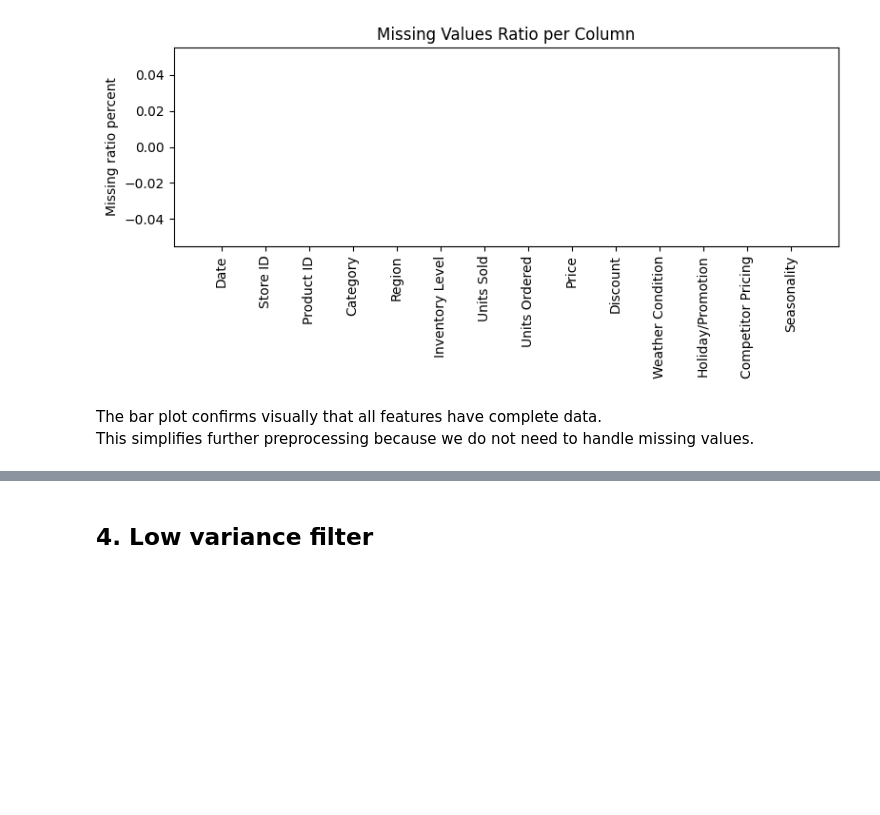
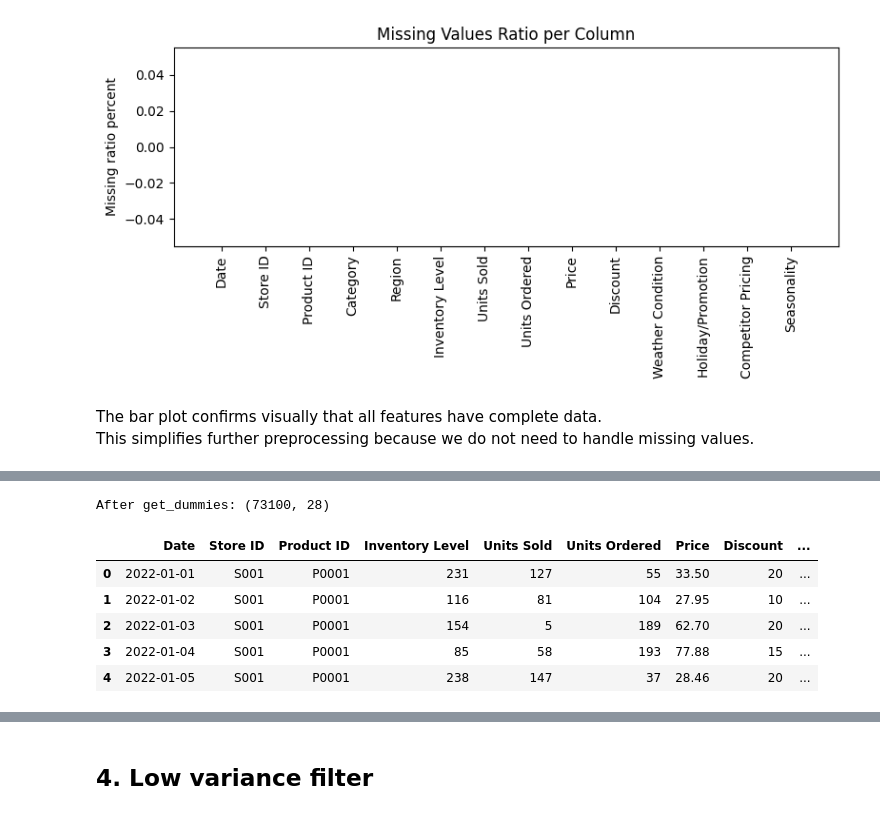
Before and after one commit to JihoJun2882/Problem-Analysis-Workshop-4, a Jupyter notebook: DimensionalityReduction_Workshop.ipynb, the cells around one changed output, grey strips where cells are left out. Drawn from its saved outputs; the diff is of its cells as text; code cells hidden in the pictures; blank space fills up the shorter version.

```diff
--- a/DimensionalityReduction_Workshop.ipynb
+++ b/DimensionalityReduction_Workshop.ipynb
@@ -187,0 +280,17 @@ This simplifies further preprocessing because we do not need to handle missing v
+# %%
+# === Dates -> Julian ===
+
+def to_julian_series(s):
+    # s: datetime64[ns] Series (NaT 포함 가능)
+    # Julian Day for Unix epoch (1970-01-01 00:00:00 UTC) = 2440587.5
+    unix_epoch = pd.Timestamp('1970-01-01')
+    days = (s - unix_epoch) / pd.Timedelta(days=1)
+    return days + 2440587.5
+
+
+# Dates -> Julian
+if 'Date' in df.columns:
+    parsed = pd.to_datetime(df['Date'], errors='coerce', infer_datetime_format=True)
+    df_conv['Date_Julian'] = to_julian_series(parsed)
+
+display(df_conv.head())
@@ -187,0 +311,25 @@ This simplifies further preprocessing because we do not need to handle missing v
+# %%
+# === Categorical -> Dummies ===
+
+# Exclude high-cardinality (Product) IDs
+# Exclude Store ID, because it will not give useful information for modeling
+exclude = {"Store ID", "Product ID"}
+cat_for_dummies = [c for c in categorical_cols if c not in exclude]
+
+df_dum = pd.get_dummies(
+    df_conv,
+    columns=cat_for_dummies,
+    drop_first=True,
+    dtype=int
+)
+
+print('After get_dummies:', df_dum.shape)
+display(df_dum.head())
+# %% [output]
+After get_dummies: (73100, 28)
+|  | Date | Store ID | Product ID | Inventory Level | Units Sold | Units Ordered | Price | Discount | ... |
+| 0 | 2022-01-01 | S001 | P0001 | 231 | 127 | 55 | 33.50 | 20 | ... |
+| 1 | 2022-01-02 | S001 | P0001 | 116 | 81 | 104 | 27.95 | 10 | ... |
+| 2 | 2022-01-03 | S001 | P0001 | 154 | 5 | 189 | 62.70 | 20 | ... |
+| 3 | 2022-01-04 | S001 | P0001 | 85 | 58 | 193 | 77.88 | 15 | ... |
+| 4 | 2022-01-05 | S001 | P0001 | 238 | 147 | 37 | 28.46 | 20 | ... |
```
Also changed, not shown: parts of 28 cells of this notebook.
